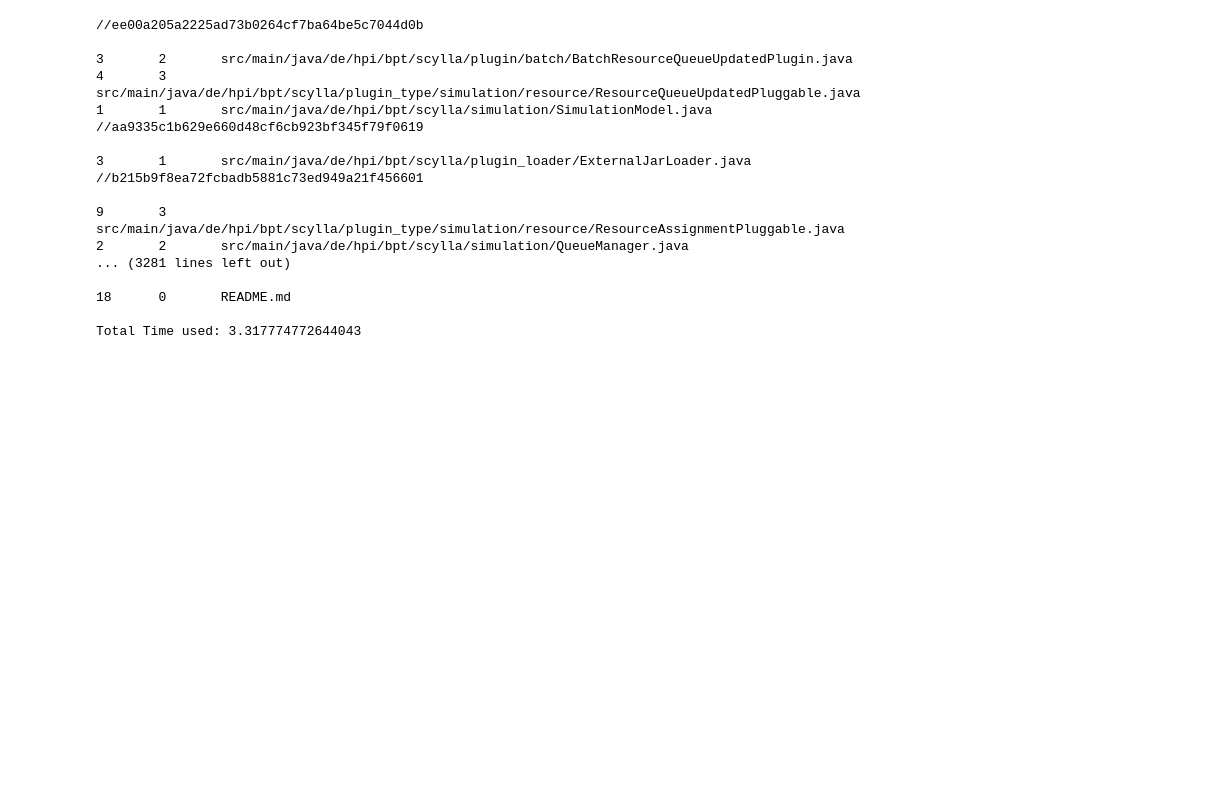
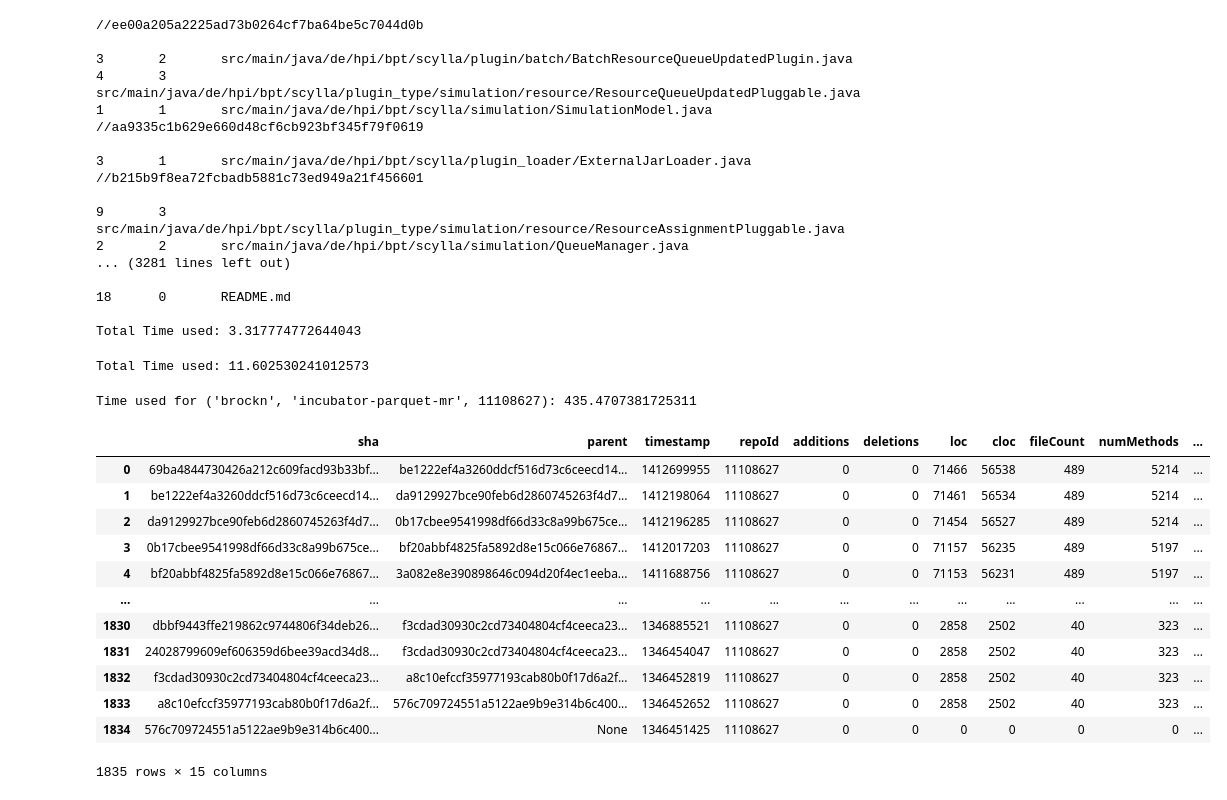
Before and after one commit to LeonBein/CRM20, a Jupyter notebook: RepoAnalysis.ipynb, the cells around one changed output. Cells and saved outputs as stored; diff of their text form; code cells hidden in the pictures; blank space fills up the shorter version.

Commit message:
Iteration#2 - Delta Analysis online

```diff
--- a/RepoAnalysis.ipynb
+++ b/RepoAnalysis.ipynb
@@ -747,0 +767,30 @@ Total Time used: 3.317774772644043
+# %%
+start = time.time()
+for commit in repo.iter_commits('--all'):
+    for obj in commit.tree.traverse(predicate=lambda obj, depth: obj.type == 'blob' and obj.name.endswith('.java')):
+        content = obj.data_stream.read().decode("CP437")
+end = time.time()
+print('Total Time used: '+str(end - start))
+# %% [output]
+Total Time used: 11.602530241012573
+# %%
+%aimport repoAnalysis
+#testRepoTuple = ('tfox12', 'REST-Debugger', '1337')
+testRepoTuple = ('brockn', 'incubator-parquet-mr', 11108627)
+# %%
+repoAnalysis.calculateMetrics(testRepoTuple)
+# %% [output]
+Time used for ('brockn', 'incubator-parquet-mr', 11108627): 435.4707381725311
+|  | sha | parent | timestamp | repoId | additions | deletions | loc | cloc | fileCount | numMethods | ... |
+| 0 | 69ba4844730426a212c609facd93b33bf... | be1222ef4a3260ddcf516d73c6ceecd14... | 1412699955 | 11108627 | 0 | 0 | 71466 | 56538 | 489 | 5214 | ... |
+| 1 | be1222ef4a3260ddcf516d73c6ceecd14... | da9129927bce90feb6d2860745263f4d7... | 1412198064 | 11108627 | 0 | 0 | 71461 | 56534 | 489 | 5214 | ... |
+| 2 | da9129927bce90feb6d2860745263f4d7... | 0b17cbee9541998df66d33c8a99b675ce... | 1412196285 | 11108627 | 0 | 0 | 71454 | 56527 | 489 | 5214 | ... |
+| 3 | 0b17cbee9541998df66d33c8a99b675ce... | bf20abbf4825fa5892d8e15c066e76867... | 1412017203 | 11108627 | 0 | 0 | 71157 | 56235 | 489 | 5197 | ... |
+| 4 | bf20abbf4825fa5892d8e15c066e76867... | 3a082e8e390898646c094d20f4ec1eeba... | 1411688756 | 11108627 | 0 | 0 | 71153 | 56231 | 489 | 5197 | ... |
+| ... | ... | ... | ... | ... | ... | ... | ... | ... | ... | ... | ... |
+| 1830 | dbbf9443ffe219862c9744806f34deb26... | f3cdad30930c2cd73404804cf4ceeca23... | 1346885521 | 11108627 | 0 | 0 | 2858 | 2502 | 40 | 323 | ... |
+| 1831 | 24028799609ef606359d6bee39acd34d8... | f3cdad30930c2cd73404804cf4ceeca23... | 1346454047 | 11108627 | 0 | 0 | 2858 | 2502 | 40 | 323 | ... |
+| 1832 | f3cdad30930c2cd73404804cf4ceeca23... | a8c10efccf35977193cab80b0f17d6a2f... | 1346452819 | 11108627 | 0 | 0 | 2858 | 2502 | 40 | 323 | ... |
+| 1833 | a8c10efccf35977193cab80b0f17d6a2f... | 576c709724551a5122ae9b9e314b6c400... | 1346452652 | 11108627 | 0 | 0 | 2858 | 2502 | 40 | 323 | ... |
+| 1834 | 576c709724551a5122ae9b9e314b6c400... | None | 1346451425 | 11108627 | 0 | 0 | 0 | 0 | 0 | 0 | ... |
+1835 rows × 15 columns
```
Also changed, not shown: parts of 12 cells of this notebook, 3 other files.
